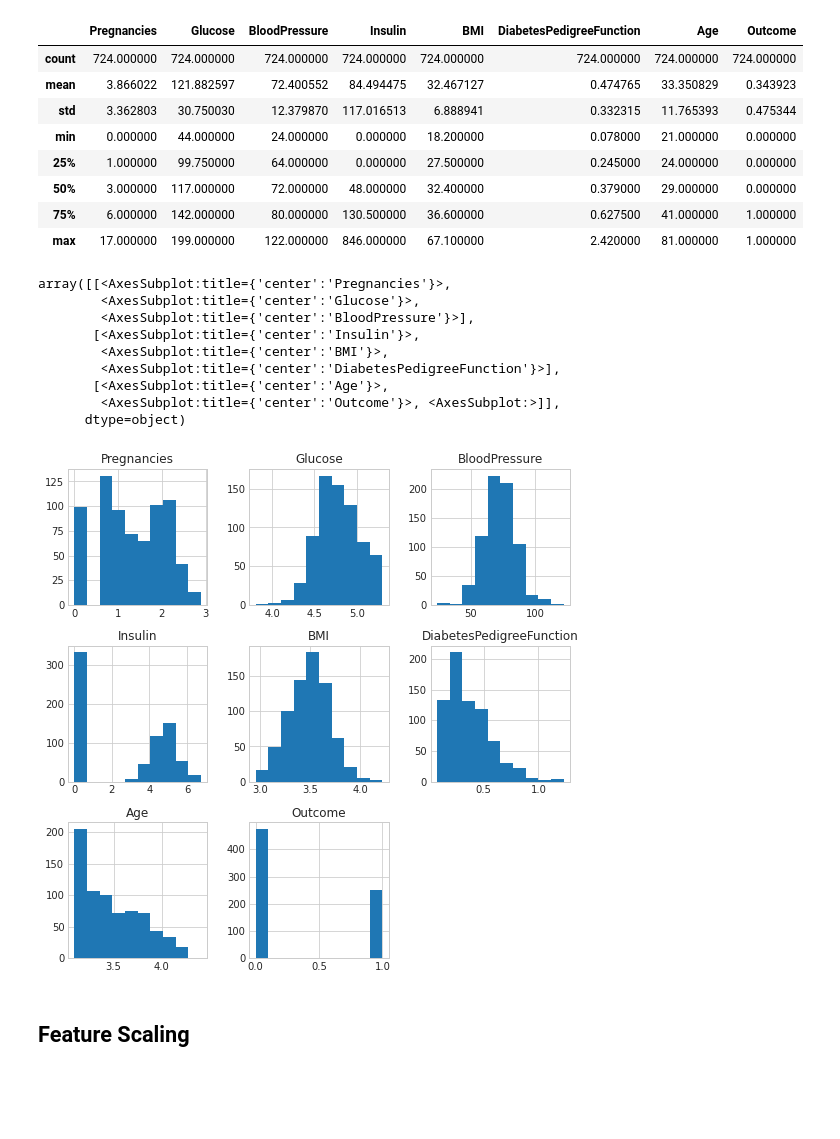
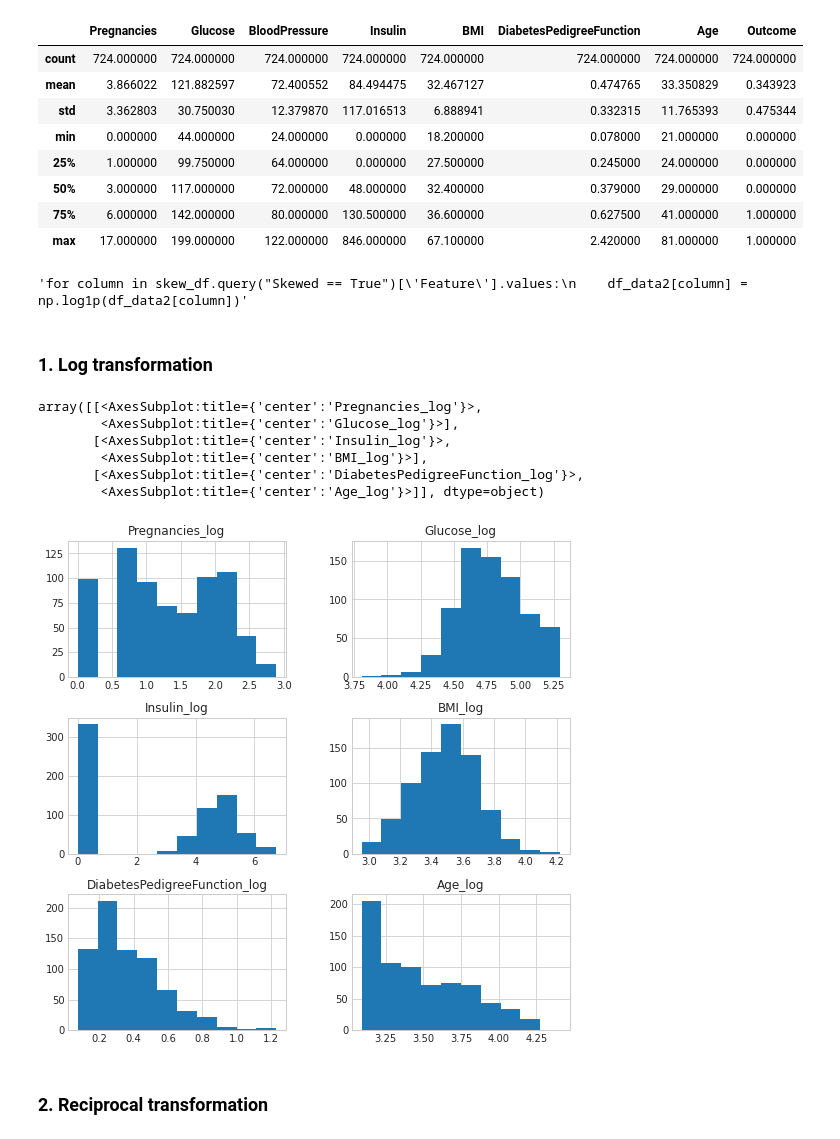
Before and after one commit to ParisRohan/Kaggle_DataScience_Projects, a Jupyter notebook: rp-pima-diabetes-1.ipynb, the cells around one changed output. Saved outputs shown, nothing was run; the diff lists cells and outputs as text; code cells hidden in the pictures; blank space fills up the shorter version.

Commit message:
Kaggle Notebook | RP_Pima_Diabetes_1 - EDA+ Feature Transf+ Model  | Version 3

```diff
--- a/rp-pima-diabetes-1.ipynb
+++ b/rp-pima-diabetes-1.ipynb
@@ -222,20 +231,9 @@ df_data2.describe()
 | max | 17.000000 | 199.000000 | 122.000000 | 846.000000 | 67.100000 | 2.420000 | 81.000000 | 1.000000 |
 # %%
 #Apply log1p transformation because Pregnancies and Insulin feature as have a 0 value.
-for column in skew_df.query("Skewed == True")['Feature'].values:
-    df_data2[column] = np.log1p(df_data2[column])
+'''for column in skew_df.query("Skewed == True")['Feature'].values:
+    df_data2[column] = np.log1p(df_data2[column])'''
+# %% [output]
+'for column in skew_df.query("Skewed == True")[\'Feature\'].values:\n    df_data2[column] = np.log1p(df_data2[column])'
 # %%
-df_data2.hist(figsize=(9, 9))
+#df_data2.hist(figsize=(9, 9))
-# %% [output]
-array([[<AxesSubplot:title={'center':'Pregnancies'}>,
-        <AxesSubplot:title={'center':'Glucose'}>,
-        <AxesSubplot:title={'center':'BloodPressure'}>],
-       [<AxesSubplot:title={'center':'Insulin'}>,
-        <AxesSubplot:title={'center':'BMI'}>,
-        <AxesSubplot:title={'center':'DiabetesPedigreeFunction'}>],
-       [<AxesSubplot:title={'center':'Age'}>,
-        <AxesSubplot:title={'center':'Outcome'}>, <AxesSubplot:>]],
-      dtype=object)
-[figure, removed]
-# %% [markdown]
-## Feature Scaling
@@ -241,0 +249,18 @@ array([[<AxesSubplot:title={'center':'Pregnancies'}>,
+# %% [markdown]
+### 1. Log transformation
+# %%
+for column in skew_df.query("Skewed == True")['Feature'].values:
+    df_data2[column+'_log'] = np.log1p(df_data2[column])
+# %%
+df_data_log=df_data2[['Pregnancies_log', 'Glucose_log', 'Insulin_log', 'BMI_log', 'DiabetesPedigreeFunction_log', 'Age_log']]
+df_data_log.hist(figsize=(9, 9))
+# %% [output]
+array([[<AxesSubplot:title={'center':'Pregnancies_log'}>,
+        <AxesSubplot:title={'center':'Glucose_log'}>],
+       [<AxesSubplot:title={'center':'Insulin_log'}>,
+        <AxesSubplot:title={'center':'BMI_log'}>],
+       [<AxesSubplot:title={'center':'DiabetesPedigreeFunction_log'}>,
+        <AxesSubplot:title={'center':'Age_log'}>]], dtype=object)
+[figure, added]
+# %% [markdown]
+### 2. Reciprocal transformation
```
Also changed, not shown: parts of 28 cells of this notebook.
